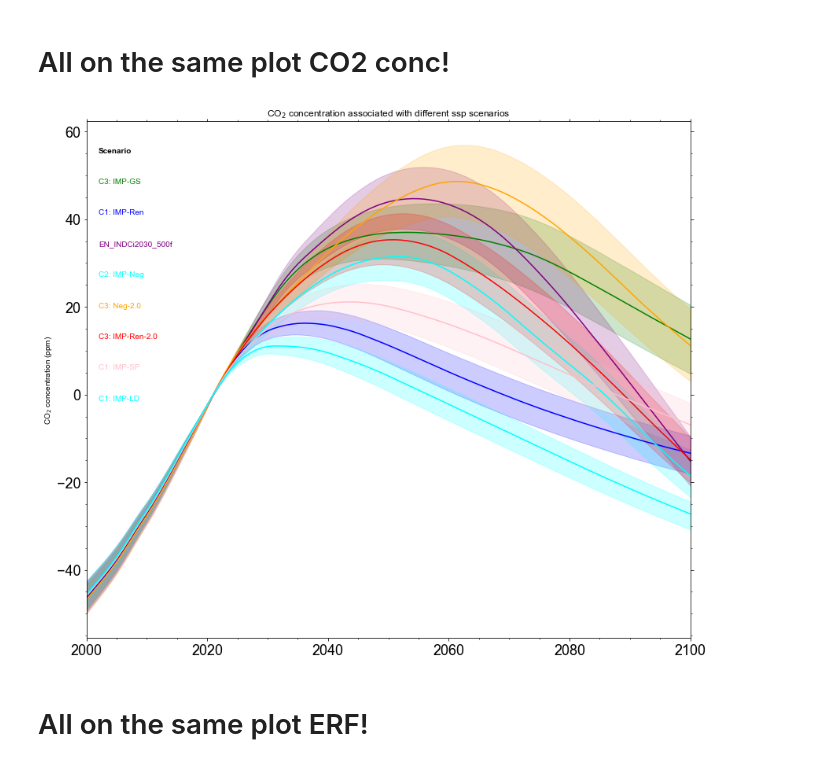
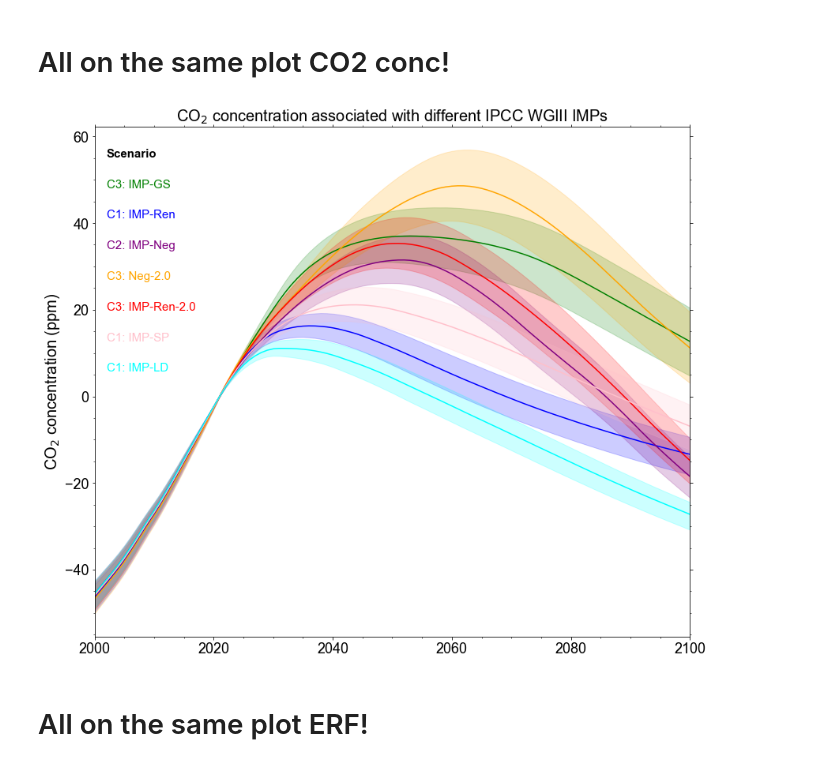
Before and after one commit to camillamathison/FaIR-Spice, a Jupyter notebook: notebooks/run-fair-ar6-illusPath.ipynb, the cells around one changed output. Saved outputs shown, nothing was run; the diff lists cells and outputs as text; code cells hidden in the pictures.

```diff
--- a/notebooks/run-fair-ar6-illusPath.ipynb
+++ b/notebooks/run-fair-ar6-illusPath.ipynb
@@ -105,7 +105,7 @@ len(rt_list[:])
 
 scenarios = ['CO_Bridge',
              'DeepElec_SSP2_ HighRE_Budg900',
-             'EN_INDCi2030_500f',
+             #'EN_INDCi2030_500f',
              'EN_NPi2020_400f_lowBECCS',
              'EN_NPi2020_900f',
              'SSP2_openres_lc_50',
@@ -428,8 +427,11 @@ for scenario in scenarios:
     result_t = np.array(result).transpose(1,2,0)
     c, t, f_ant, f_aer, f_tot = result_t
     temp_rebase = t - t[100:151,:].mean(axis=0)
+    temp_rebase_1995_2014 = t - t[245:265,:].mean(axis=0) # subtract 1995-2014 mean
+
     results_out[scenario]['co2_conc'] = c
     results_out[scenario]['temp'] = temp_rebase
+    results_out[scenario]['temp_2'] = temp_rebase_1995_2014
     results_out[scenario]['F_ant'] = f_ant
     results_out[scenario]['F_aer'] = f_aer
     results_out[scenario]['F_tot'] = f_tot
@@ -473,16 +475,16 @@ SSP2_openres_lc_50
 # %% [markdown]
 # All on the same plot!
 # %%
-colors = {'EN_INDCi2030_500f': 'purple',
+colors = {#'EN_INDCi2030_500f': 'purple',
         'DeepElec_SSP2_ HighRE_Budg900': 'blue',
         'SusDev_SDP-PkBudg1000':'pink',
         'LowEnergyDemand_1.3_IPCC':'cyan' ,
-        'EN_NPi2020_400f_lowBECCS': 'cyan',
+        'EN_NPi2020_400f_lowBECCS': 'purple',
         'EN_NPi2020_900f': 'orange',
         'SSP2_openres_lc_50': 'red',
         'CO_Bridge': 'green',
          }
-labels = {'EN_INDCi2030_500f':'EN_INDCi2030_500f',
+labels = {#'EN_INDCi2030_500f':'EN_INDCi2030_500f',
           'DeepElec_SSP2_ HighRE_Budg900':'C1: IMP-Ren',
           'SusDev_SDP-PkBudg1000':'C1: IMP-SP',
           'LowEnergyDemand_1.3_IPCC':'C1: IMP-LD',
@@ -496,14 +498,14 @@ fig, ax = pl.subplots(figsize=(12, 10))
 
 ax.tick_params(axis='both', which='major', labelsize=18)
 ax.tick_params(axis='both', which='minor', labelsize=18)
-ax.text(0.02, 0.94, 'Scenario', fontweight='bold', fontsize=10, transform=ax.transAxes)
+ax.text(0.02, 0.94, 'Scenario', fontweight='bold', fontsize=15, transform=ax.transAxes)
 for i, scenario in enumerate(scenarios):
     ax.fill_between(np.arange(2000,2101), np.percentile(results_out[scenario]['temp'][250:351,:] - results_out[scenario]['temp'][271,:], 5, axis=1), np.percentile(results_out[scenario]['temp'][250:351,:] - results_out[scenario]['temp'][271,:], 95, axis=1), color=colors[scenario], alpha=0.2)
     ax.plot(np.arange(2000, 2101), np.median(results_out[scenario]['temp'][250:351,:] - results_out[scenario]['temp'][271,:], axis=1), color=colors[scenario], label=labels[scenario])
-    ax.text(0.02, 0.88-0.06*i, labels[scenario], color=colors[scenario], transform=ax.transAxes, fontsize=10)
+    ax.text(0.02, 0.88-0.06*i, labels[scenario], color=colors[scenario], transform=ax.transAxes, fontsize=15)
 #ax.legend(fontsize=10);
-ax.set_ylabel('°C relative to 2021');
-ax.set_title('Global warming associated with different ssp scenarios');
+ax.set_ylabel('°C relative to 2021', fontsize=18);
+ax.set_title('Global warming associated with different IPCC WGIII IMPs', fontsize=18);
 ax.set_xlim(2000, 2100)
 ax.set_ylim(-0.5, 1.5)
 
@@ -517,7 +519,7 @@ ax1.yaxis.set_major_locator(ticker.FixedLocator(positions))
 ax1.set_ylim(0.75,2.75)
 ax1.spines['right'].set_color('gray')
 ax1.tick_params(axis='y', colors='gray')
-ax1.set_ylabel('°C relative to 1850-1900', color='gray')
+ax1.set_ylabel('°C relative to 1850-1900', color='gray', fontsize=18)
 
 
 ax.axhline(0, ls=':', color='k', lw=0.5)
@@ -525,5 +527,5 @@ ax1.axhline(1.5, ls='-.', color='k', lw=0.5)
 ax1.axhline(1.75, ls='-.', color='k', lw=0.5)
 ax1.axhline(2.0, ls='-', color='k', lw=0.5)
 fig.tight_layout()
-pl.savefig('../plots/rcmip_illus_scenarios_temp.png', dpi=500, transparent=False)
+pl.savefig('../plots/rcmip_illus_scenarios_temp_allIMPS.png', dpi=500, transparent=False)
 # %% [output]
@@ -533,30 +535,30 @@ pl.savefig('../plots/rcmip_illus_scenarios_temp.png', dpi=500, transparent=False
 # %%
 fig, ax = pl.subplots(figsize=(12, 10))
 ax.tick_params(axis='both', which='major', labelsize=18)
 ax.tick_params(axis='both', which='minor', labelsize=18)
-ax.text(0.02, 0.94, 'Scenario', fontweight='bold', fontsize=10, transform=ax.transAxes)
+ax.text(0.02, 0.94, 'Scenario', fontweight='bold', fontsize=15, transform=ax.transAxes)
 for i, scenario in enumerate(scenarios):
     ax.fill_between(np.arange(2000,2101), np.percentile(results_out[scenario]['co2_conc'][250:351,:] - results_out[scenario]['co2_conc'][271,:], 5, axis=1), np.percentile(results_out[scenario]['co2_conc'][250:351,:] - results_out[scenario]['co2_conc'][271,:], 95, axis=1), color=colors[scenario], alpha=0.2)
     ax.plot(np.arange(2000, 2101), np.median(results_out[scenario]['co2_conc'][250:351,:] - results_out[scenario]['co2_conc'][271,:], axis=1), color=colors[scenario], label=labels[scenario])
-    ax.text(0.02, 0.88-0.06*i, labels[scenario], color=colors[scenario], transform=ax.transAxes, fontsize=10)
+    ax.text(0.02, 0.88-0.06*i, labels[scenario], color=colors[scenario], transform=ax.transAxes, fontsize=15)
 #ax.legend(fontsize=10);
-ax.set_ylabel(r'CO${_2}$ concentration (ppm)');
-ax.set_title(r'CO${_2}$ concentration associated with different ssp scenarios');
+ax.set_ylabel(r'CO${_2}$ concentration (ppm)', fontsize=20);
+ax.set_title(r'CO${_2}$ concentration associated with different IPCC WGIII IMPs', fontsize=20);
 ax.set_xlim(2000, 2100)
 #ax.set_ylim(-0.5, 1.5)
 
 from matplotlib import ticker
 
 
 ax1.yaxis.set_major_locator(ticker.FixedLocator(positions))
 
 ax1.spines['right'].set_color('gray')
 ax1.tick_params(axis='y', colors='gray')
 
 fig.tight_layout()
-pl.savefig('../plots/rcmip_illus_scenarios_CO2conc.png', dpi=500, transparent=False)
+pl.savefig('../plots/rcmip_illus_scenarios_CO2conc_allIMPS.png', dpi=500, transparent=False)
 # %% [output]
-[figure, old version]
+[figure, new version]
 # %% [markdown]
 # All on the same plot ERF!
 # %%
```
Also changed, not shown: parts of 19 cells of this notebook, 3 other files.
